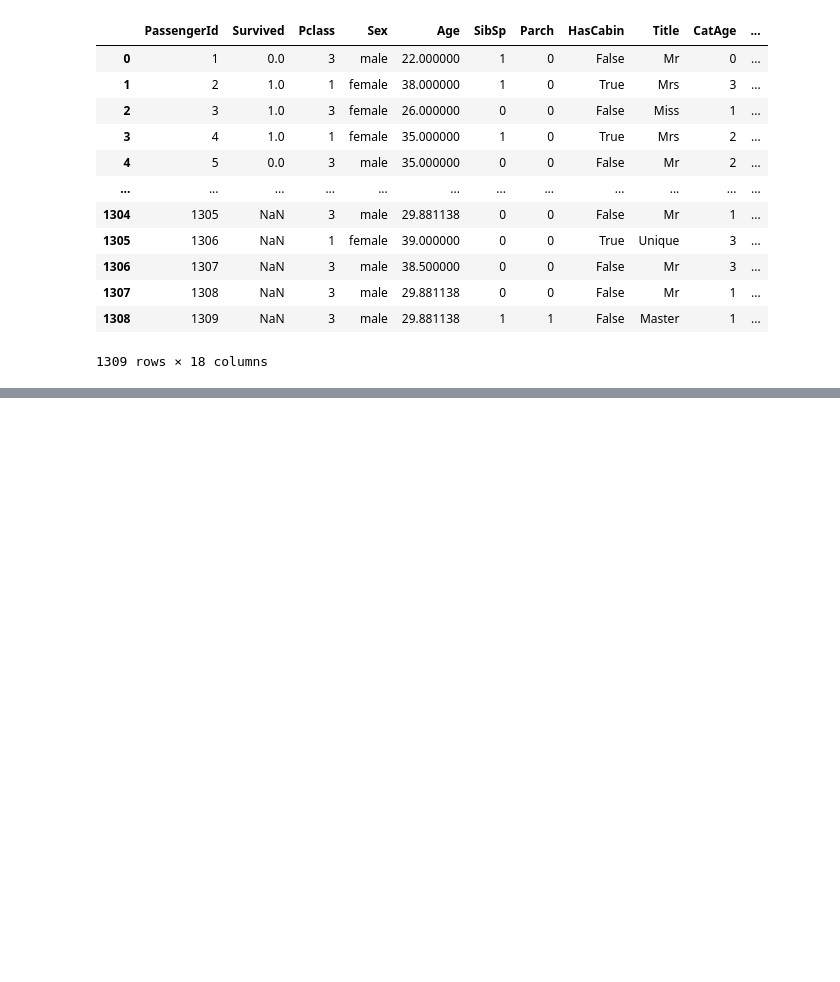
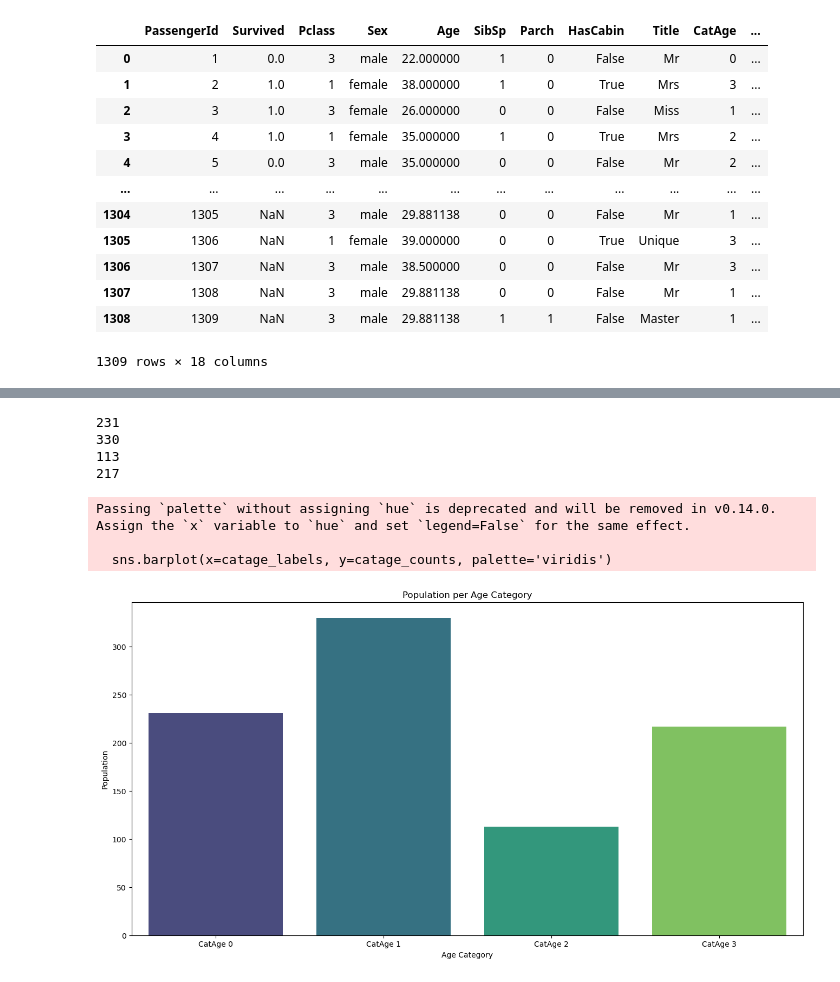
Before and after one commit to Luka122/DAVE3625, a Jupyter notebook: Lab3/Untitled-3.ipynb, the cells around one changed output, grey strips where cells are left out. Saved outputs shown, nothing was run; the diff lists cells and outputs as text; code cells hidden in the pictures; blank space fills up the shorter version.

```diff
--- a/Lab3/Untitled-3.ipynb
+++ b/Lab3/Untitled-3.ipynb
@@ -31,0 +100,38 @@ df
+# %%
+# 3.3 Interpret the plots and write down your observations.
+
+# For the AgeCat plot there is a direct correlation between how many passengers were present of the different age categories with how many died.
+# If the density plot was put over the barplot underneath the variables (death and population) would align
+
+# As for the FareCat plot i would guess that the population with high fare costs also got easier access to lifeboat and areas that are safer
+
+
+print(df_train['CatAge'][df_train.CatAge == 0].count())
+print(df_train['CatAge'][df_train.CatAge == 1].count())
+print(df_train['CatAge'][df_train.CatAge == 2].count())
+print(df_train['CatAge'][df_train.CatAge == 3].count())
+
+# Chart to prove my point for the age category
+# x-axis labels
+catage_labels = ['CatAge 0', 'CatAge 1', 'CatAge 2', 'CatAge 3']
+
+# Create a bar chart
+plt.figure(figsize=(16, 8))
+sns.barplot(x=catage_labels, y=catage_counts, palette='viridis')
+
+# Add title and labels
+plt.title("Population per Age Category")
+plt.xlabel("Age Category")
+plt.ylabel("Population")
+
+# Show the plot
+plt.show()
+# %% [output]
+231
+330
+113
+217
+Passing `palette` without assigning `hue` is deprecated and will be removed in v0.14.0. Assign the `x` variable to `hue` and set `legend=False` for the same effect.
+
+  sns.barplot(x=catage_labels, y=catage_counts, palette='viridis')
+[figure, added]
```
Also changed, not shown: parts of 6 cells of this notebook, 4 other files.
